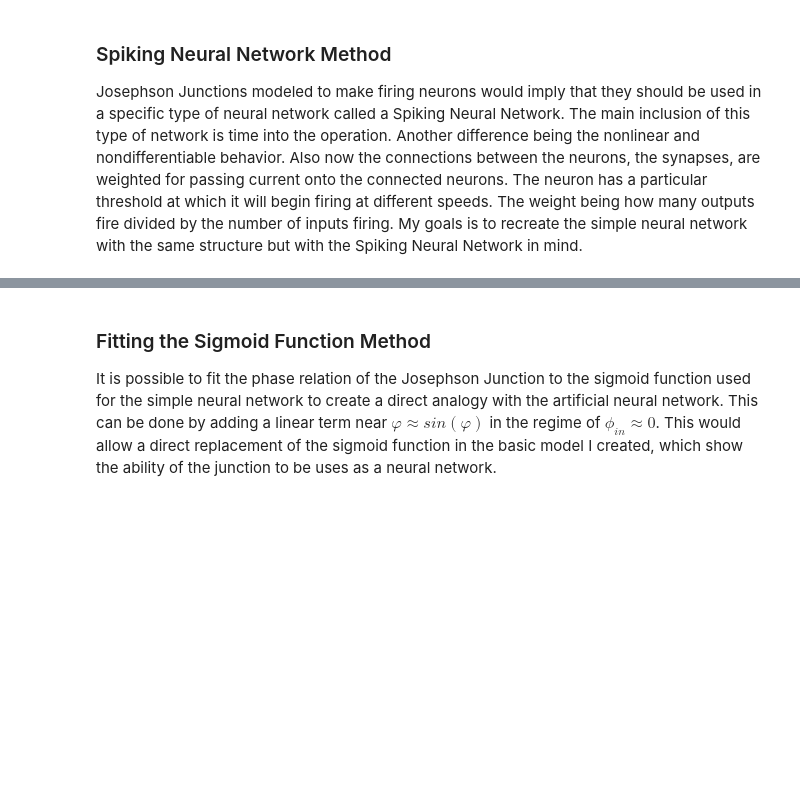
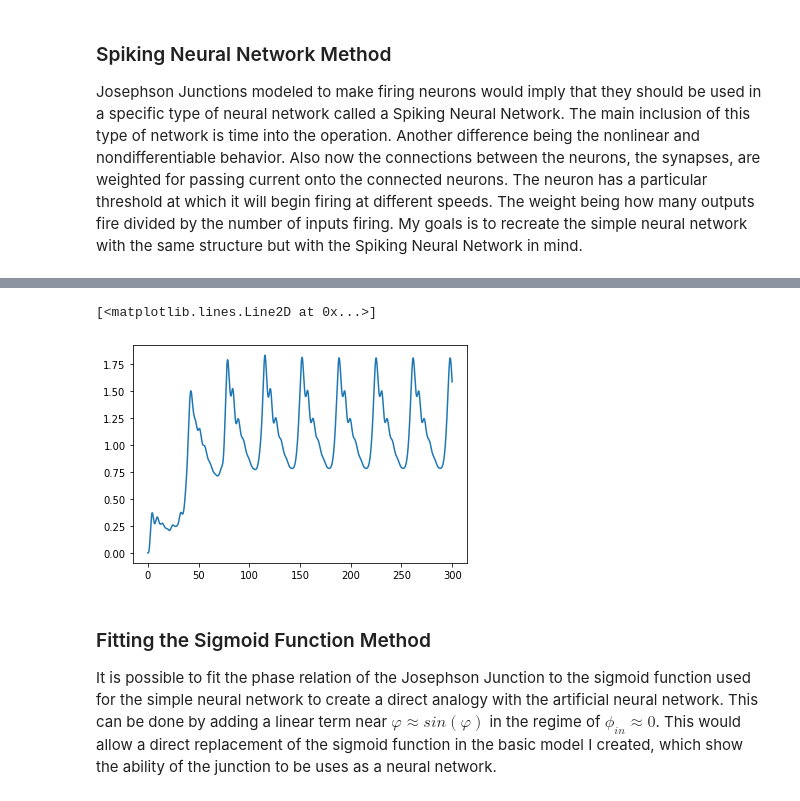
Before and after one commit to ubsuny/Josephson_Junction_Neuromorphic-Raspi4-, a Jupyter notebook: Neural Networking/Josephson Neural Network.ipynb, the cells around one changed output, grey strips where cells are left out. Cells and saved outputs as stored; diff of their text form; code cells hidden in the pictures; blank space fills up the shorter version.

```diff
--- a/Neural Networking/Josephson Neural Network.ipynb
+++ b/Neural Networking/Josephson Neural Network.ipynb
@@ -111,3 +164,8 @@ plt.show()
+# %%
+plt.plot(tspan, ospan)
+# %% [output]
+[<matplotlib.lines.Line2D at 0x...>]
+[figure, added]
 # %% [markdown]
 ### Fitting the Sigmoid Function Method
 It is possible to fit the phase relation of the Josephson Junction to the sigmoid function used for the simple neural network to create a direct analogy with the artificial neural network. This can be done by adding a linear term near $\varphi \approx sin(\varphi)$ in the regime of $\phi_{in} \approx 0$. This would allow a direct replacement of the sigmoid function in the basic model I created, which show the ability of the junction to be uses as a neural network.
```
Also changed, not shown: parts of 4 cells of this notebook, 5 other files.
